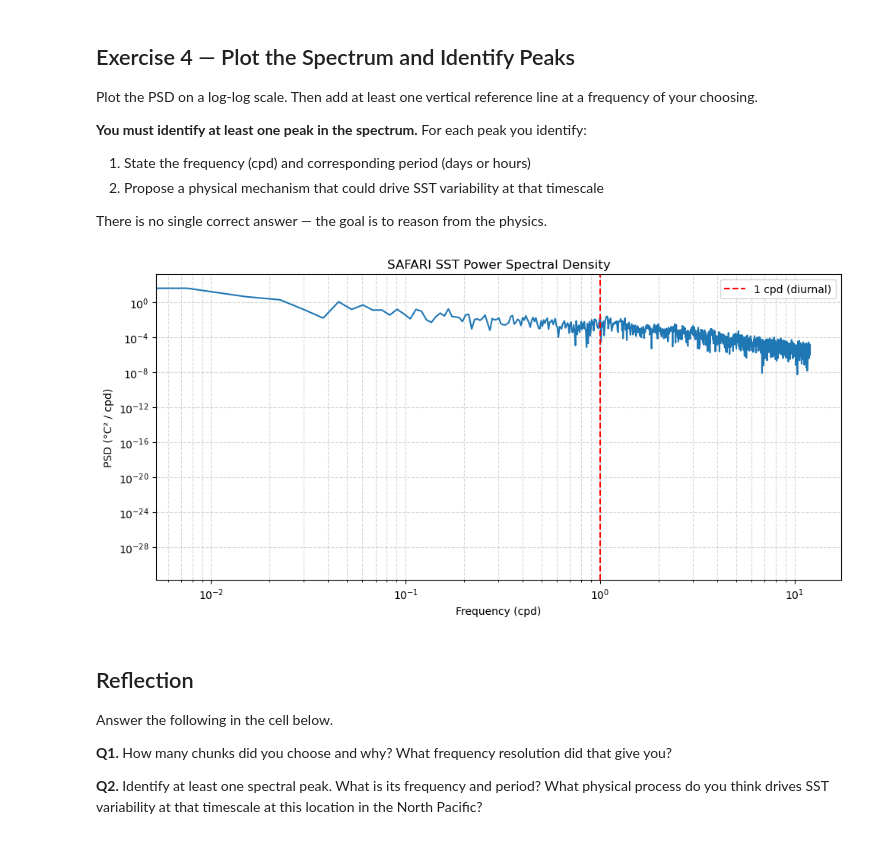
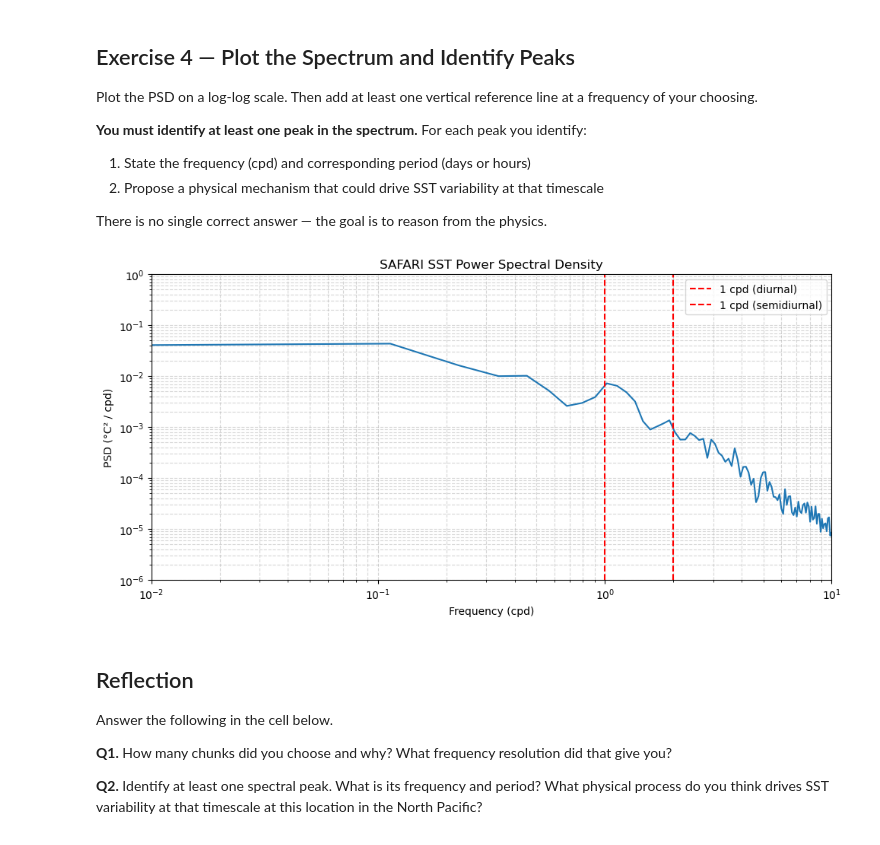
Before and after one commit to mae223-oceantech/time-series-analysis-FrankdaTank-ucsd, a Jupyter notebook: Tutorial_SAFARI_SST.ipynb, the cells around one changed output. Saved outputs shown, nothing was run; the diff lists cells and outputs as text; code cells hidden in the pictures.

```diff
--- a/Tutorial_SAFARI_SST.ipynb
+++ b/Tutorial_SAFARI_SST.ipynb
@@ -105,17 +110,34 @@ t0       = t_parsed[0]                         # reference epoch (record start)
 time_sst  = np.array(
     [(t - t0).total_seconds() / 86400.0 for t in t_parsed]
 )
-dt_safari = np.nanmean(np.diff(time_sst))
+#t chunk
+
+#t
+
+dt_safari = np.nanmean(np.diff(time_sst)) # mean sample interval [days] ≈ 1/24
 
 
 # YOUR CODE HERE — extract SST as a numpy float array
 # Store result as: sst  (degrees C)
-sst = np.array(safari['sst'], dtype=float)
+sst = np.array([np.nan if v is None else v for v in safari['sst']], dtype=float)
 
+
+# -------------------------------------------------------------------------
+# Linearly interpolate across missing values (NaNs)
+# -------------------------------------------------------------------------
+# spectrumCB requires a NaN-free input. np.interp evaluates a piecewise
+# linear interpolant at all time points, using only the valid (non-NaN) data.
+nan_mask         = np.isnan(sst)
+sst_interp = np.interp(
+    time_sst,               # evaluate at all times (including gaps)
+    time_sst[~nan_mask],    # times with valid observations
+    sst[~nan_mask]  # corresponding valid sea-level values
+)
 
 # YOUR CODE HERE — print a summary: record length, dt, SST range
 print("SUMMARY")
 print(f"Record length :  {safari['metadata']['start']}  ->  {safari['metadata']['end']}")
+print(f"Samples: {len(sst_interp):,}  |  Missing filled: {nan_mask.sum():,}")
 print(f"dt:      {dt_safari * 24:.4f} hours")
 print(f"SST range: {sst.min():.2f} to {sst.max():.2f} °C")
 # %% [output]
@@ -159,19 +209,18 @@ You must choose the number of chunks. Think about:
 State your choice and justify it in a comment.
 # %%
 # YOUR CODE HERE — choose num_chunks and justify your choice in a comment
-num_chunks = int(1) # YOUR CODE HERE
-label = '8 chunks'
+num_chunks = int(15) # YOUR CODE HERE
+label = '12 chunks'
 # YOUR CODE HERE — compute chunk size, segment length, and df, then print them
-chunk_size = len(sst) // num_chunks   # samples per segment
+chunk_size = len(sst_interp) // num_chunks   # samples per segment
 seg_len_days = chunk_size * dt_safari                 # segment length [days]
 df = 1.0 / seg_len_days                           # frequency resolution [cpd]
 
 print(f"--- {label}: chunk = {chunk_size:,} samples  |  "
           f"T_seg = {seg_len_days:.1f} days  |  df = {df:.4f} cpd")
 
-#sst_dt = scipy_detrend(sst)   # remove linear trend + mean
 
 # YOUR CODE HERE — call spectrumCB
 # Store outputs as: f_sst, psd_sst, parseval_sst
-f_sst, psd_sst, parseval_sst = spectrumCB(time_sst, sst_dt, chunk_size)
+f_sst, psd_sst, parseval_sst = spectrumCB(time_sst, sst_interp, chunk_size)
 # %% [output]
@@ -191,19 +240,21 @@ There is no single correct answer — the goal is to reason from the physics.
 # %%
 # YOUR CODE HERE — plot the SST PSD on a log-log scale
 # Include: axis labels, title, grid, at least one reference line
 plt.figure(figsize=(10, 5))
-plt.loglog(f_sst, ps
-           d_sst)
+plt.loglog(f_sst, psd_sst)
 plt.axvline(x=1, color='r', linestyle='--', label='1 cpd (diurnal)')
+plt.axvline(x=2, color='r', linestyle='--', label='1 cpd (semidiurnal)')
 plt.xlabel('Frequency (cpd)')
 plt.ylabel('PSD (°C² / cpd)')
 plt.title('SAFARI SST Power Spectral Density')
 plt.legend()
+plt.xlim(1e-2, 10)
+plt.ylim(1e-6,1)
 plt.grid(True, which='both', linestyle='--', alpha=0.5)
 plt.tight_layout()
 plt.show()
 # %% [output]
-[figure, old version]
+[figure, new version]
 # %% [markdown]
 ## Reflection
 
```
Also changed, not shown: parts of 8 cells of this notebook.
